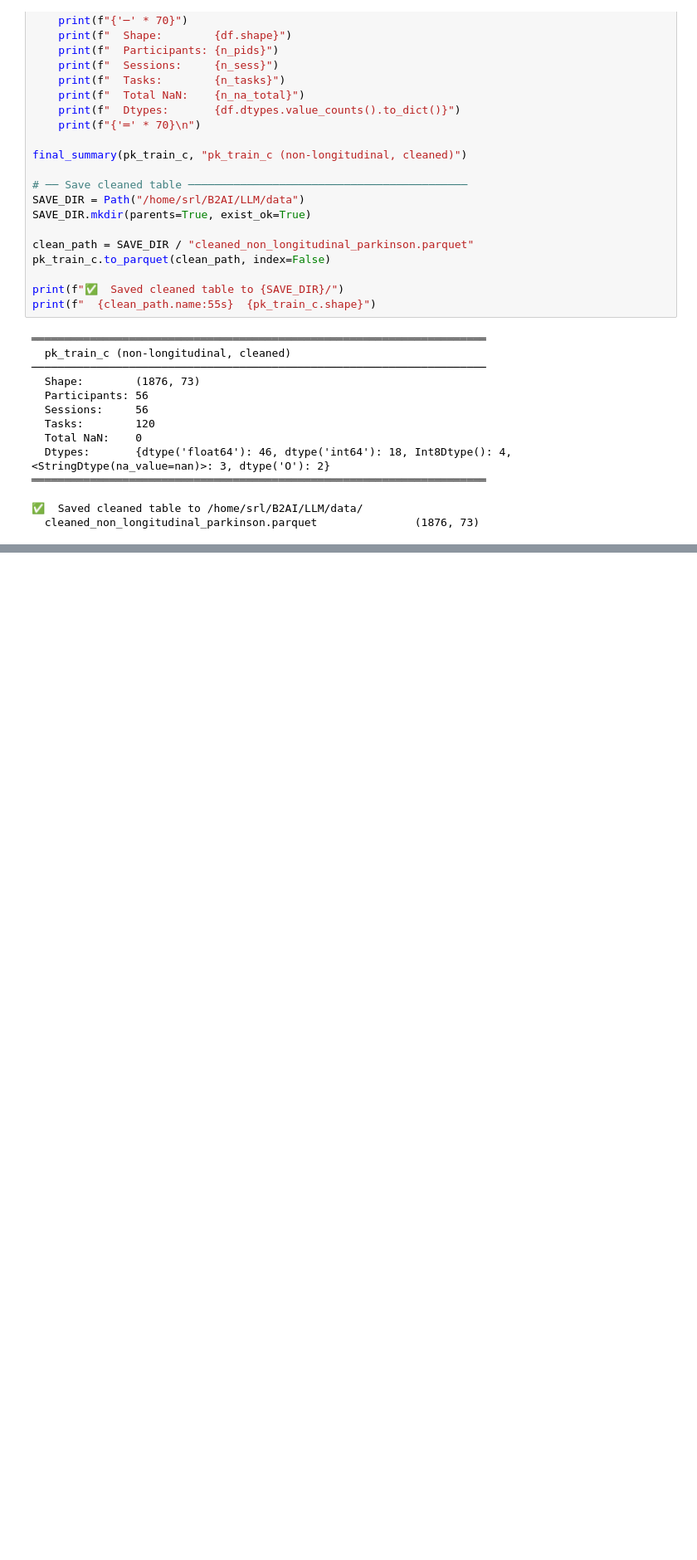
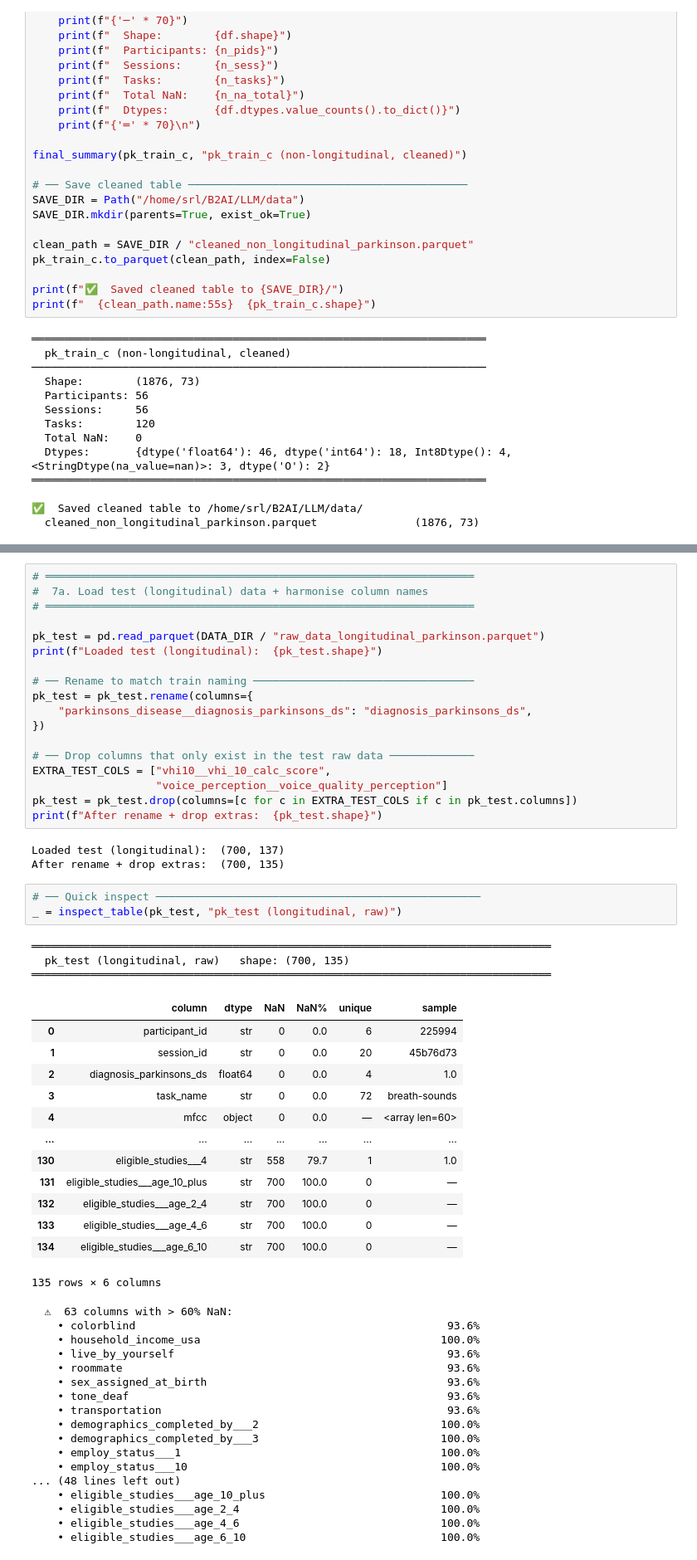
Before and after one commit to raqueljolis/LLM, a Jupyter notebook: data_cleaning.ipynb, the cells around one changed output, grey strips where cells are left out. Shown at 83% size. Drawn from its saved outputs; the diff is of its cells as text; blank space fills up the shorter version.

```diff
--- a/data_cleaning.ipynb
+++ b/data_cleaning.ipynb
@@ -548,0 +558,58 @@ print(f"  {clean_path.name:55s}  {pk_train_c.shape}")
+# %%
+# ══════════════════════════════════════════════════════════════════
+#  7a. Load test (longitudinal) data + harmonise column names
+# ══════════════════════════════════════════════════════════════════
+
+pk_test = pd.read_parquet(DATA_DIR / "raw_data_longitudinal_parkinson.parquet")
+print(f"Loaded test (longitudinal):  {pk_test.shape}")
+
+# ── Rename to match train naming ──────────────────────────────────
+pk_test = pk_test.rename(columns={
+    "parkinsons_disease__diagnosis_parkinsons_ds": "diagnosis_parkinsons_ds",
+})
+
+# ── Drop columns that only exist in the test raw data ─────────────
+EXTRA_TEST_COLS = ["vhi10__vhi_10_calc_score",
+                   "voice_perception__voice_quality_perception"]
+pk_test = pk_test.drop(columns=[c for c in EXTRA_TEST_COLS if c in pk_test.columns])
+print(f"After rename + drop extras:  {pk_test.shape}")
+# %% [output]
+Loaded test (longitudinal):  (700, 137)
+After rename + drop extras:  (700, 135)
+# %%
+# ── Quick inspect ──────────────────────────────────────────────────
+_ = inspect_table(pk_test, "pk_test (longitudinal, raw)")
+# %% [output]
+════════════════════════════════════════════════════════════════════════════════
+  pk_test (longitudinal, raw)   shape: (700, 135)
+════════════════════════════════════════════════════════════════════════════════
+|  | column | dtype | NaN | NaN% | unique | sample |
+| 0 | participant_id | str | 0 | 0.0 | 6 | 225994 |
+| 1 | session_id | str | 0 | 0.0 | 20 | 45b76d73 |
+| 2 | diagnosis_parkinsons_ds | float64 | 0 | 0.0 | 4 | 1.0 |
+| 3 | task_name | str | 0 | 0.0 | 72 | breath-sounds |
+| 4 | mfcc | object | 0 | 0.0 | — | <array len=60> |
+| ... | ... | ... | ... | ... | ... | ... |
+| 130 | eligible_studies___4 | str | 558 | 79.7 | 1 | 1.0 |
+| 131 | eligible_studies___age_10_plus | str | 700 | 100.0 | 0 | — |
+| 132 | eligible_studies___age_2_4 | str | 700 | 100.0 | 0 | — |
+| 133 | eligible_studies___age_4_6 | str | 700 | 100.0 | 0 | — |
+| 134 | eligible_studies___age_6_10 | str | 700 | 100.0 | 0 | — |
+135 rows × 6 columns
+  ⚠  63 columns with > 60% NaN:
+    • colorblind                                                93.6%
+    • household_income_usa                                     100.0%
+    • live_by_yourself                                          93.6%
+    • roommate                                                  93.6%
+    • sex_assigned_at_birth                                     93.6%
+    • tone_deaf                                                 93.6%
+    • transportation                                            93.6%
+    • demographics_completed_by___2                            100.0%
+    • demographics_completed_by___3                            100.0%
+    • employ_status___1                                        100.0%
+    • employ_status___10                                       100.0%
+... (48 lines left out)
+    • eligible_studies___age_10_plus                           100.0%
+    • eligible_studies___age_2_4                               100.0%
+    • eligible_studies___age_4_6                               100.0%
+    • eligible_studies___age_6_10                              100.0%
```
Also changed, not shown: parts of 18 cells of this notebook.
